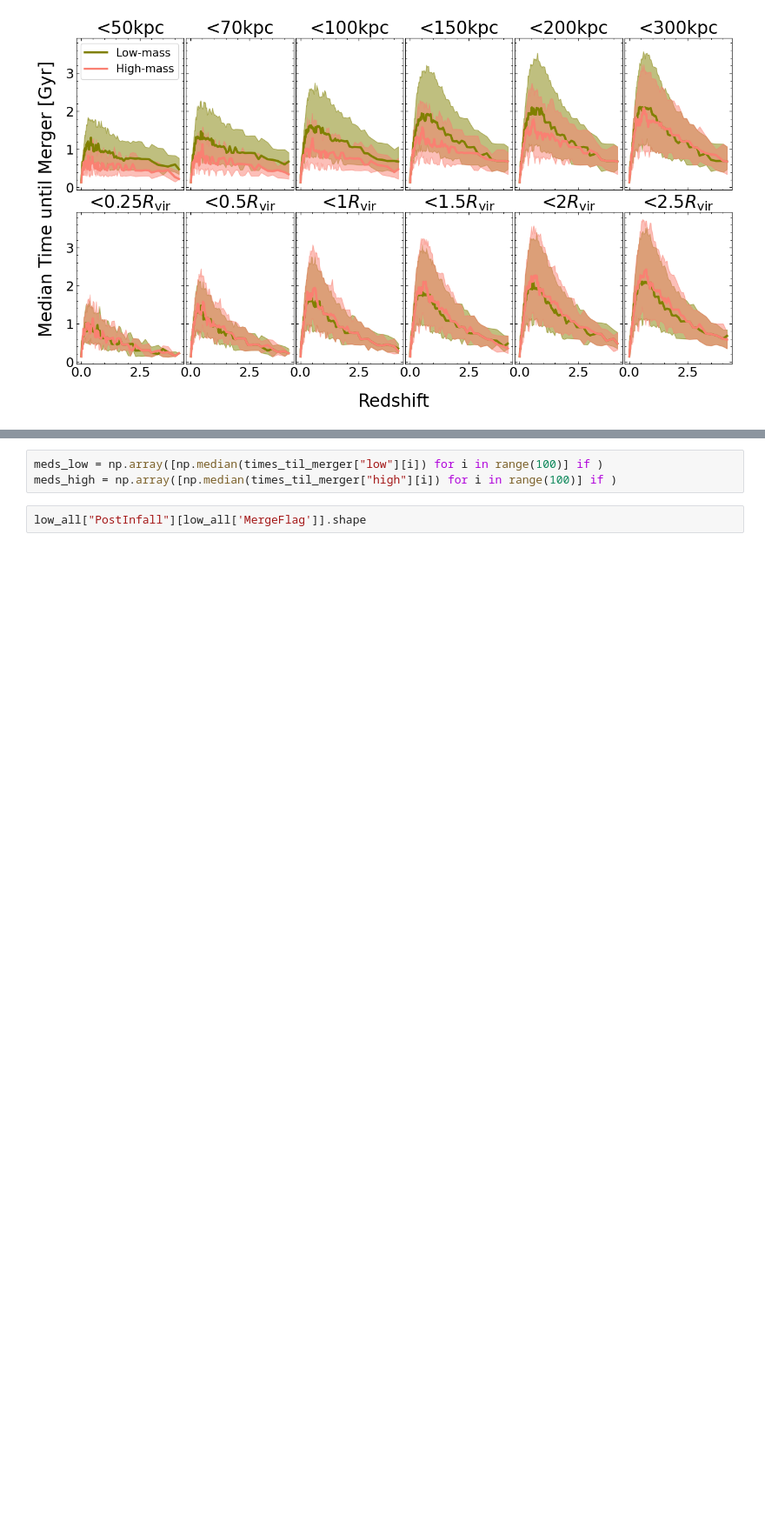
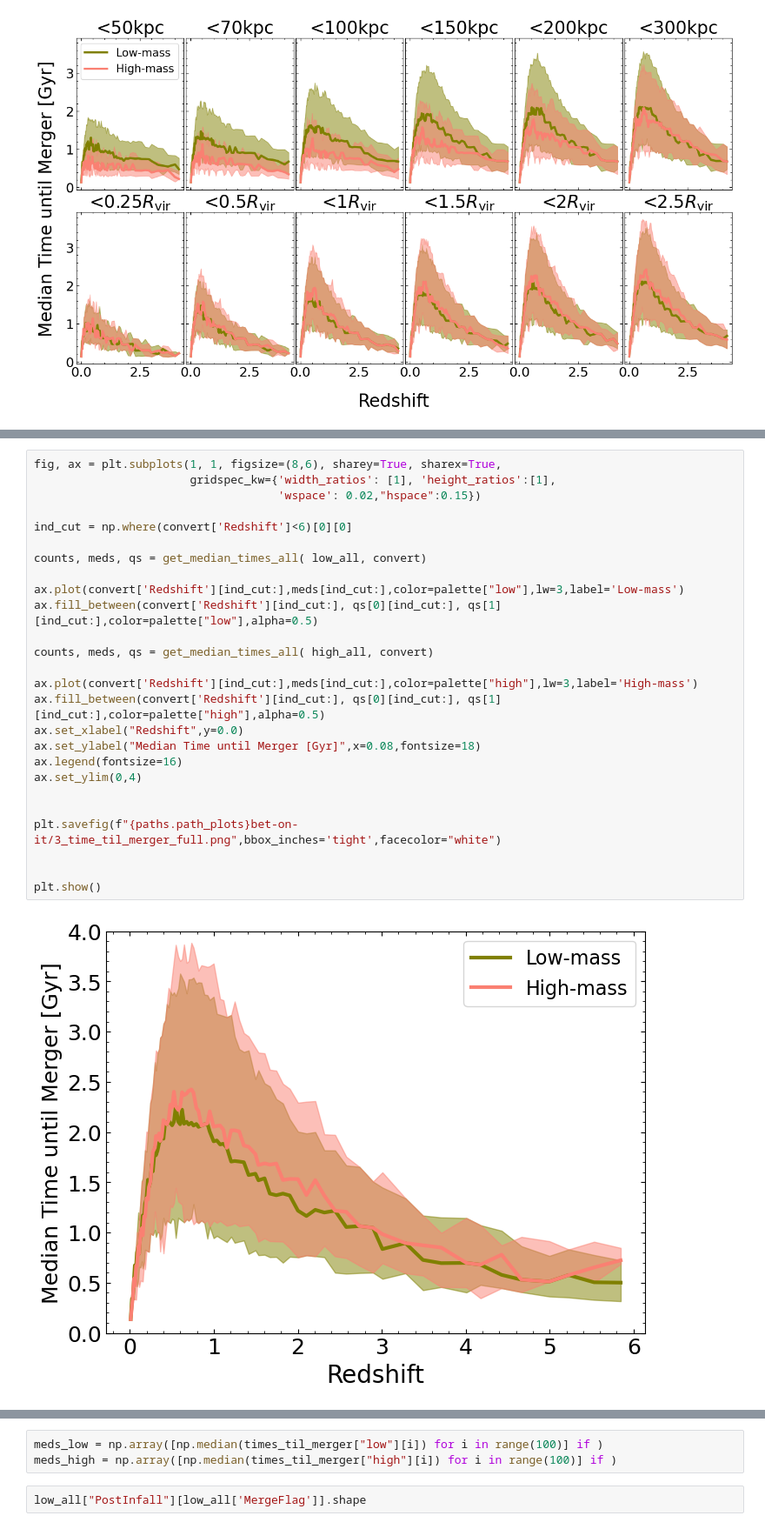
Before and after one commit to katiechambe/orbs, a Jupyter notebook: notebooks/bet-on-it/3_timetilmerger.ipynb, the cells around one changed output, grey strips where cells are left out. Shown at 87% size. Cells and saved outputs as stored; diff of their text form; blank space fills up the shorter version.

Commit message:
including a new notebook that is specifically to make the plots in the pair props section of the paper

```diff
--- a/notebooks/bet-on-it/3_timetilmerger.ipynb
+++ b/notebooks/bet-on-it/3_timetilmerger.ipynb
@@ -1324,0 +1353,28 @@ plt.show()
+# %%
+fig, ax = plt.subplots(1, 1, figsize=(8,6), sharey=True, sharex=True,
+                       gridspec_kw={'width_ratios': [1], 'height_ratios':[1],
+                                    'wspace': 0.02,"hspace":0.15})
+
+ind_cut = np.where(convert['Redshift']<6)[0][0]
+
+counts, meds, qs = get_median_times_all( low_all, convert)
+
+ax.plot(convert['Redshift'][ind_cut:],meds[ind_cut:],color=palette["low"],lw=3,label='Low-mass')
+ax.fill_between(convert['Redshift'][ind_cut:], qs[0][ind_cut:], qs[1][ind_cut:],color=palette["low"],alpha=0.5)
+
+counts, meds, qs = get_median_times_all( high_all, convert)
+
+ax.plot(convert['Redshift'][ind_cut:],meds[ind_cut:],color=palette["high"],lw=3,label='High-mass')
+ax.fill_between(convert['Redshift'][ind_cut:], qs[0][ind_cut:], qs[1][ind_cut:],color=palette["high"],alpha=0.5)
+ax.set_xlabel("Redshift",y=0.0)
+ax.set_ylabel("Median Time until Merger [Gyr]",x=0.08,fontsize=18)
+ax.legend(fontsize=16)
+ax.set_ylim(0,4)
+
+
+plt.savefig(f"{paths.path_plots}bet-on-it/3_time_til_merger_full.png",bbox_inches='tight',facecolor="white")
+
+
+plt.show()
+# %% [output]
+[figure, added]
```
Also changed, not shown: parts of 15 cells of this notebook, 2 other files.
